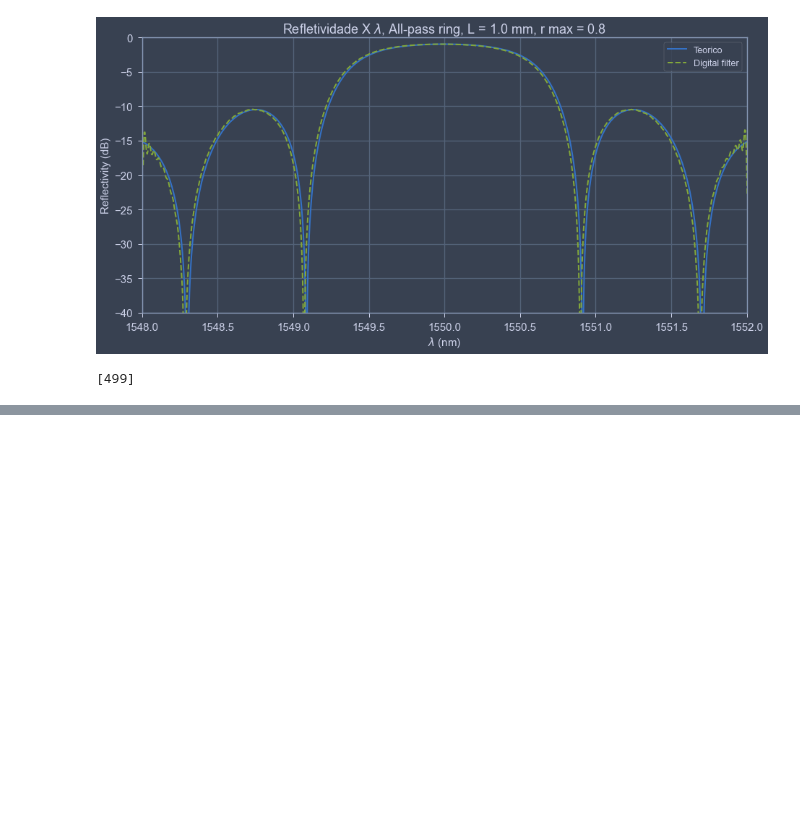
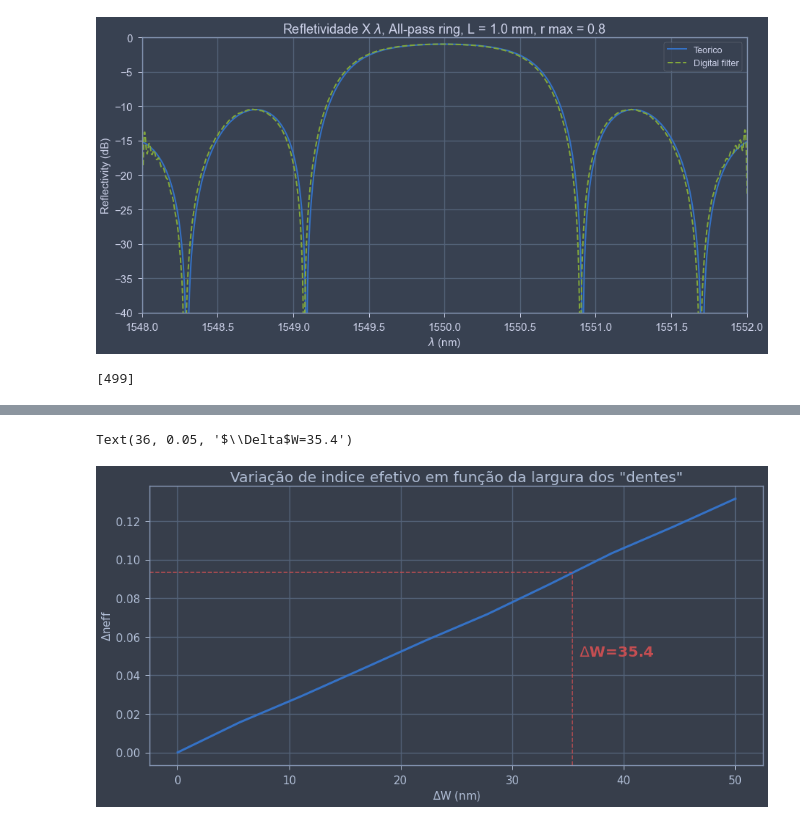
Before and after one commit to LucasLobo7/Bragg-Gratings, a Jupyter notebook: simulations/Calculations.ipynb, the cells around one changed output, grey strips where cells are left out. Saved outputs shown, nothing was run; the diff lists cells and outputs as text; code cells hidden in the pictures; blank space fills up the shorter version.

```diff
--- a/simulations/python/Calculations.ipynb
+++ b/simulations/Calculations.ipynb
@@ -271,0 +303,35 @@ print(peak)
+# %%
+N = 10
+deltaw = np.linspace(0,0.05,N)
+neff1 = np.zeros(N)
+neff2 = np.zeros(N)
+mode.switchtolayout()
+mode.setnamed('FDE','x',0.1e-6)
+
+for x in range(N):
+    mode.setnamed('bragg','deltaW',deltaw[x]*1e-6)
+    mode.findmodes()
+    neff1[x] = np.real(mode.getdata('FDE::data::mode1','neff'))
+    mode.switchtolayout()
+
+mode.setnamed('FDE','x',0.2e-6)
+for x in range(N):
+    mode.setnamed('bragg','deltaW',deltaw[x]*1e-6)
+    mode.findmodes()
+    neff2[x] = np.real(mode.getdata('FDE::data::mode1','neff'))
+    mode.switchtolayout()
+# %%
+plt.plot(deltaw*1e3,neff1-neff2,linewidth=3)
+plt.xlabel(r'$\Delta$W (nm)',fontsize =15)
+plt.ylabel(r'$\Delta$neff',fontsize =15)
+plt.xticks(fontsize =15)
+plt.yticks(fontsize =15)
+plt.title(r'Variação de indice efetivo em função da largura dos "dentes"',fontsize =20)
+#plt.legend(['Pass','drop'])
+plt.axhline(y=0.0933145890,xmax=0.689,linestyle='--',color = 'r')
+plt.axvline(x=35.4,ymax=0.689,linestyle='--',color = 'r')
+plt.text(36,0.05,'$\Delta$W=35.4',color='r',weight='black',fontsize =20)
+#plt.xlim(33,38)
+# %% [output]
+Text(36, 0.05, '$\\Delta$W=35.4')
+[figure, added]
```
Also changed, not shown: parts of 4 cells of this notebook, 4 other files.
